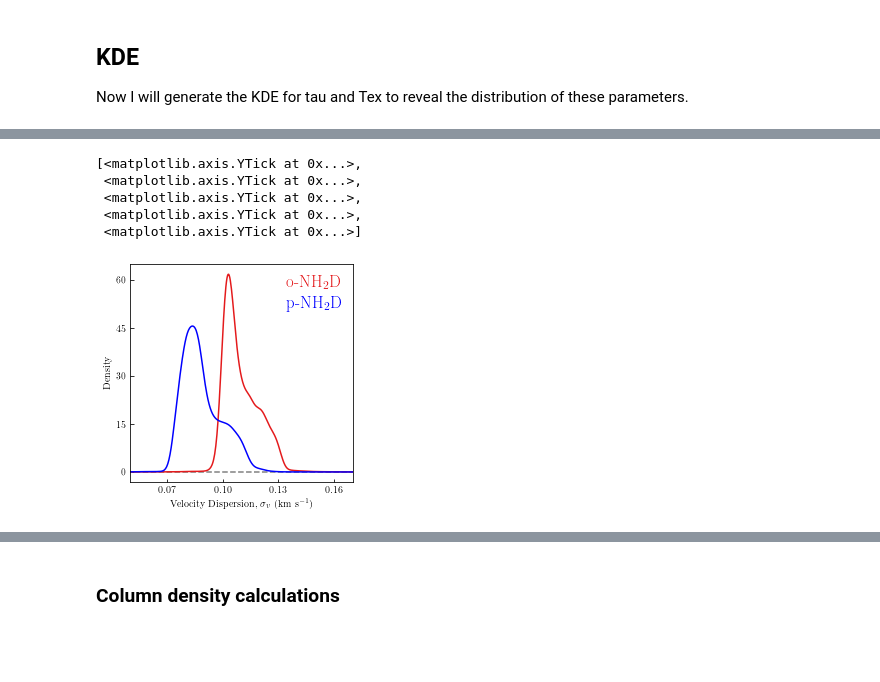
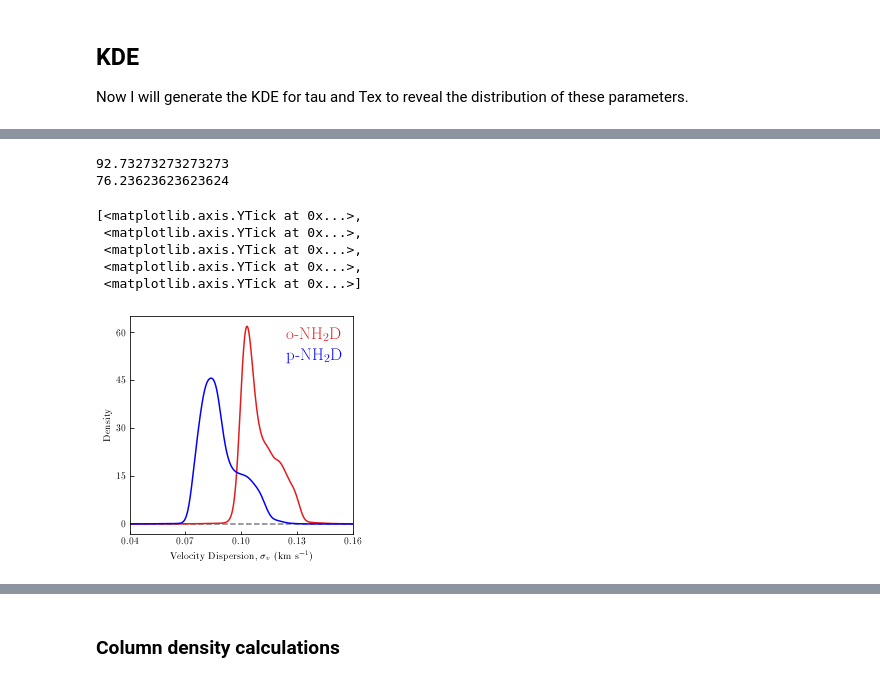
Before and after one commit to jpinedaf/H-MM1_NH3, a Jupyter notebook: H-MM1_compare_NH2D_NH3.ipynb, the cells around one changed output, grey strips where cells are left out. Saved outputs shown, nothing was run; the diff lists cells and outputs as text; code cells hidden in the pictures; blank space fills up the shorter version.

```diff
--- a/H-MM1_compare_NH2D_NH3.ipynb
+++ b/H-MM1_compare_NH2D_NH3.ipynb
@@ -850,36 +912,51 @@ ax.set_yticks([0, 0.25, 0.5])
 # %%
-color_kde = ['#e41a1c', 'blue']
+xrange_dv = np.array([0., 0.16])
 
-xrange_dv = np.array([0., 0.3])
+# Channel width = 0.1 km/s
+chan_oNH2D = 0.10647 / 2.355
+chan_pNH2D = 0.08305 / 2.355
+oNH2D_dv_nochan = np.sqrt(oNH2D_dv**2 - chan_oNH2D**2)
+pNH2D_dv_nochan = np.sqrt(pNH2D_dv**2 - chan_pNH2D**2)
 
 gd = np.isfinite(oNH2D_dv * oNH2D_edv)
 kde_dv_oNH2D = stats.gaussian_kde(oNH2D_dv[gd], weights=1/oNH2D_edv[gd]**2)
+kde_dv_oNH2D_nochan = stats.gaussian_kde(oNH2D_dv_nochan[gd], weights=1/oNH2D_edv[gd]**2)
+
 gd = np.isfinite(pNH2D_dv * pNH2D_edv)
 kde_dv_pNH2D = stats.gaussian_kde(pNH2D_dv[gd], weights=1/pNH2D_edv[gd]**2)
+kde_dv_pNH2D_nochan = stats.gaussian_kde(pNH2D_dv_nochan[gd], weights=1/pNH2D_edv[gd]**2)
 
 x_sample = np.linspace(xrange_dv[0], xrange_dv[1], num=1000)
 dv_oNH2D_sample = np.reshape(kde_dv_oNH2D(x_sample).T, x_sample.shape)
 dv_pNH2D_sample = np.reshape(kde_dv_pNH2D(x_sample).T, x_sample.shape)
+dv_oNH2D_nochan_sample = np.reshape(kde_dv_oNH2D_nochan(x_sample).T, x_sample.shape)
+dv_pNH2D_nochan_sample = np.reshape(kde_dv_pNH2D_nochan(x_sample).T, x_sample.shape)
+
+print(x_sample[np.argmax(dv_oNH2D_nochan_sample)]*1e3)
+print(x_sample[np.argmax(dv_pNH2D_nochan_sample)]*1e3)
+# %% [output]
+92.73273273273273
+76.23623623623624
 # %%
 fig, ax = plt.subplots(figsize=(4, 4))
-ax.plot(xrange, [0, 0], color='gray', linestyle='--')
+ax.plot(xrange_dv, [0, 0], color='gray', linestyle='--')
 ax.plot(x_sample, dv_oNH2D_sample, color=color_kde[0], label=r'$\sigma_v$')
 ax.plot(x_sample, dv_pNH2D_sample, color=color_kde[1], label=r'$\sigma_v$')
 #
 ax.text(0.7, 0.9,  r'o-NH$_2$D', color=color_kde[0],
         transform=ax.transAxes, size=17, weight=60)
 ax.text(0.7, 0.8,  r'p-NH$_2$D', color=color_kde[1],
         transform=ax.transAxes, size=17, weight=60)
 ax.set_xlabel(r"Velocity Dispersion, $\sigma_{v}$ (km s$^{-1}$)")
 ax.set_ylabel(r"Density")
-ax.set_xlim([0.05, 0.17])
+ax.set_xlim([0.05, 0.16])
 
-ax.set_xticks([0.07, 0.1, 0.13, 0.16])
+ax.set_xticks([0.04, 0.07, 0.1, 0.13, 0.16])
 ax.set_yticks([0, 15, 30, 45, 60])
 # %% [output]
 [<matplotlib.axis.YTick at 0x...>,
  <matplotlib.axis.YTick at 0x...>,
  <matplotlib.axis.YTick at 0x...>,
  <matplotlib.axis.YTick at 0x...>,
  <matplotlib.axis.YTick at 0x...>]
-[figure, old version]
+[figure, new version]
```
Also changed, not shown: parts of 43 cells of this notebook, 35 other files.
